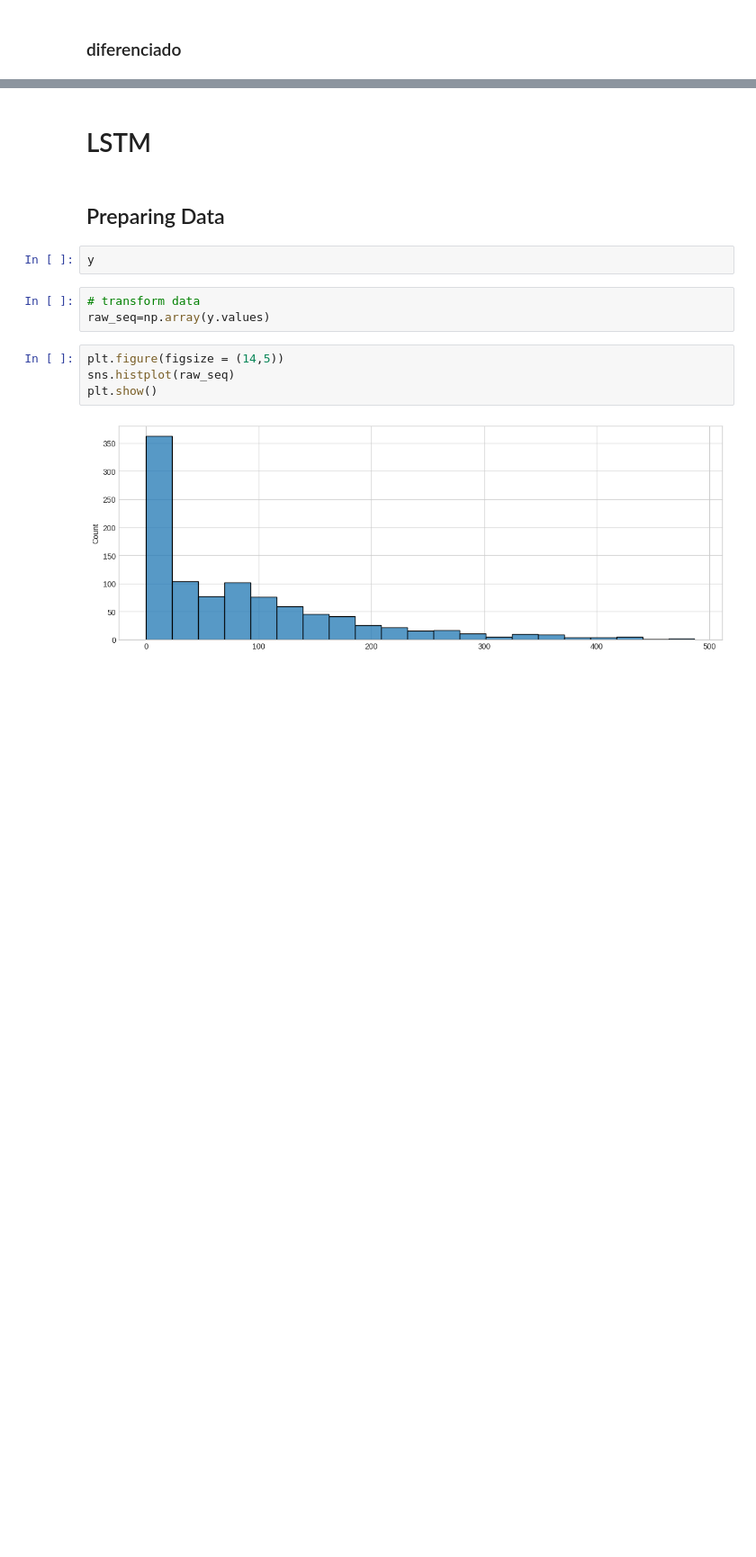
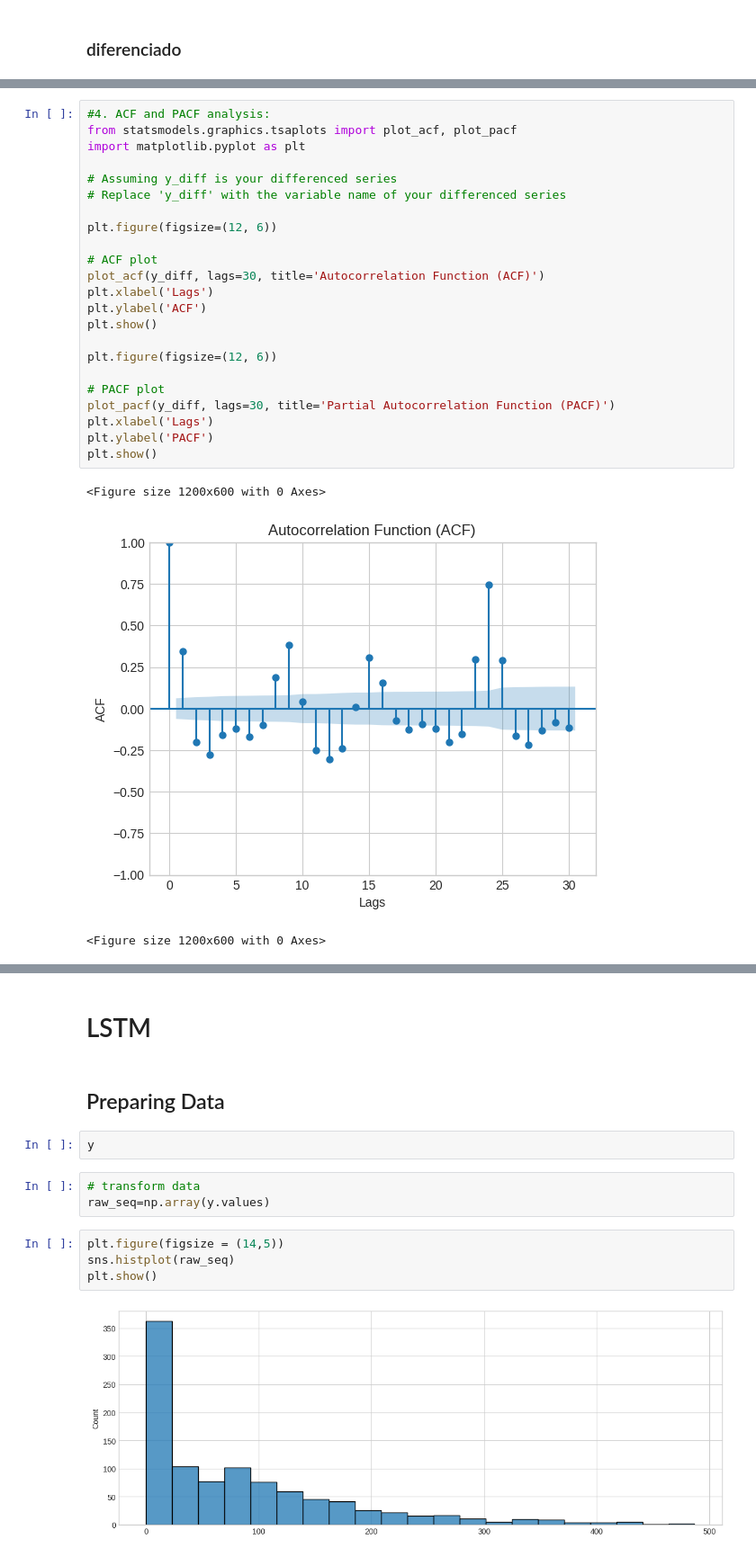
Before and after one commit to KevinrealG/Series_de_tiempo, a Jupyter notebook: 02_Aplying_arima_lstm.ipynb, the cells around one changed output, grey strips where cells are left out. Shown at 90% size. Saved outputs shown, nothing was run; the diff lists cells and outputs as text; blank space fills up the shorter version.

```diff
--- a/02_Aplying_arima_lstm.ipynb
+++ b/02_Aplying_arima_lstm.ipynb
@@ -252,0 +338,27 @@ plt.show()
+# %%
+#4. ACF and PACF analysis:
+from statsmodels.graphics.tsaplots import plot_acf, plot_pacf
+import matplotlib.pyplot as plt
+
+# Assuming y_diff is your differenced series
+# Replace 'y_diff' with the variable name of your differenced series
+
+plt.figure(figsize=(12, 6))
+
+# ACF plot
+plot_acf(y_diff, lags=30, title='Autocorrelation Function (ACF)')
+plt.xlabel('Lags')
+plt.ylabel('ACF')
+plt.show()
+
+plt.figure(figsize=(12, 6))
+
+# PACF plot
+plot_pacf(y_diff, lags=30, title='Partial Autocorrelation Function (PACF)')
+plt.xlabel('Lags')
+plt.ylabel('PACF')
+plt.show()
+# %% [output]
+<Figure size 1200x600 with 0 Axes>
+[figure, added]
+<Figure size 1200x600 with 0 Axes>
```
Also changed, not shown: parts of 18 cells of this notebook.
